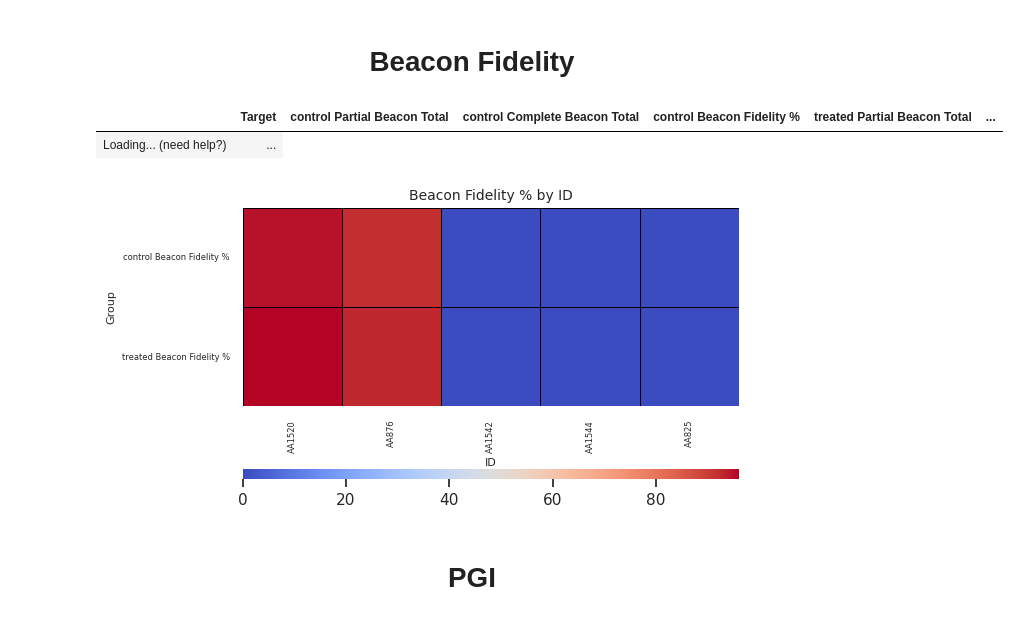
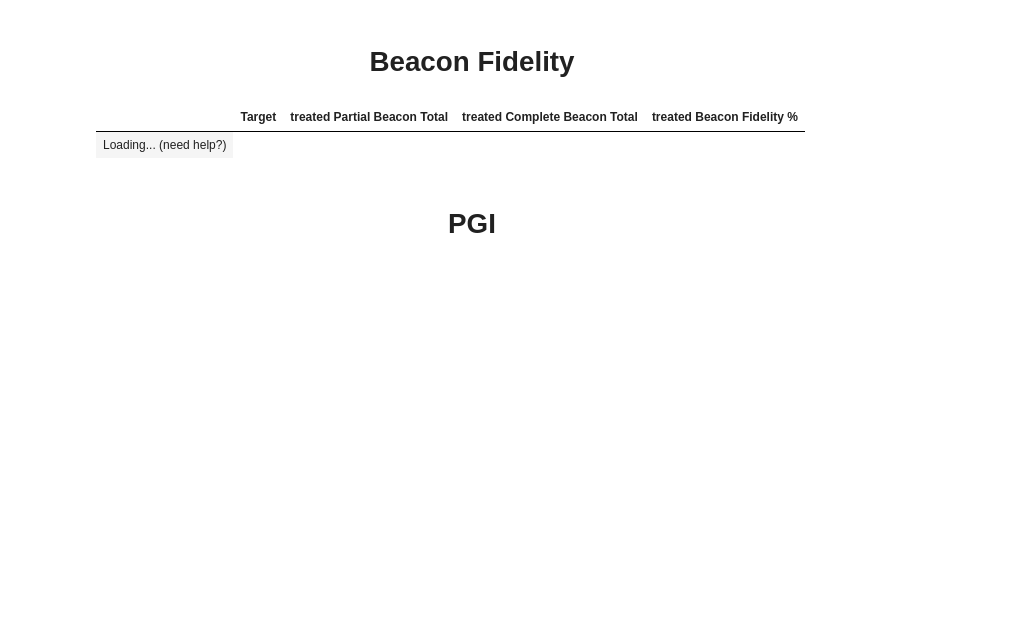
Before and after one commit to jessie-wangjie/tbREVEAL, a Jupyter notebook: bin/report_generation.ipynb, the cells around one changed output. Saved outputs shown, nothing was run; the diff lists cells and outputs as text; code cells hidden in the pictures; blank space fills up the shorter version.

```diff
--- a/bin/report_generation.ipynb
+++ b/bin/report_generation.ipynb
@@ -8,7 +8,7 @@ init_notebook_mode(all_interactive=True)
 [interactive output not drawn]
 [interactive output not drawn]
 # %%
-results_file = '/data/CM_JM_iPSC_HC_combined_analysis/work/a6/fe6cf1cb5aa7faf50362d000611dc6/CM_JM_iPSC_HC_combined_results.xlsx'
+results_file = '/data/CM_JM_iPSC_HC_combined_analysis/work/d6/6b01277febd875b98c71fefb16f187/CM_JM_iPSC_HC_combined_results.xlsx'
 # %%
 results_df = pd.read_excel(results_file, sheet_name='Results by Condition')
 read_counts_df = pd.read_excel(results_file, sheet_name='Read counts')
@@ -113,38 +112,37 @@ plt.show()
 # %%
 
 beacon_fidelity_df = beacon_fidelity_df[~beacon_fidelity_df.Target.str.contains('CAS')]
 
 display(beacon_fidelity_df)
 
-beacon_fidelity_df = beacon_fidelity_df[[col for col in beacon_fidelity_df.columns if '%' in col or 'Target' in col]]
+# beacon_fidelity_df = beacon_fidelity_df[[col for col in beacon_fidelity_df.columns if '%' in col or 'Target' in col]]
 
-# Set the context for the plot
-sns.set(context='notebook', style='whitegrid')
+# # Set the context for the plot
+# sns.set(context='notebook', style='whitegrid')
 
-# Transpose the dataframe to have targets on columns and beacon percentages on rows
-beacon_fidelity_df_T = beacon_fidelity_df.set_index('Target').T
+# # Transpose the dataframe to have targets on columns and beacon percentages on rows
+# beacon_fidelity_df_T = beacon_fidelity_df.set_index('Target').T
 
-# Create the heatmap
-heatmap = sns.heatmap(beacon_fidelity_df_T, cmap="coolwarm", square=True, robust=True,
-                      cbar_kws={"orientation": "horizontal", "pad": 0.17, "aspect": 50},
-                      linewidths=0.7, linecolor='black',
-                      annot=False)
+# # Create the heatmap
+# heatmap = sns.heatmap(beacon_fidelity_df_T, cmap="coolwarm", square=True, robust=True,
+#                       cbar_kws={"orientation": "horizontal", "pad": 0.17, "aspect": 50},
+#                       linewidths=0.7, linecolor='black',
+#                       annot=False)
 
-# Add labels and a title with smaller font sizes
-plt.title('Beacon Fidelity % by ID', fontsize=10)  # Smaller title font
-plt.xlabel('ID', fontsize=8)           # Smaller x-axis label font
-plt.ylabel('Group', fontsize=8)       # Smaller y-axis label font
+# # Add labels and a title with smaller font sizes
+# plt.title('Beacon Fidelity % by ID', fontsize=10)  # Smaller title font
+# plt.xlabel('ID', fontsize=8)           # Smaller x-axis label font
+# plt.ylabel('Group', fontsize=8)       # Smaller y-axis label font
 
-plt.xticks(rotation=90, fontsize=6)    # Smaller x-axis tick font
-plt.yticks(fontsize=6)                 # Smaller y-axis tick font
+# plt.xticks(rotation=90, fontsize=6)    # Smaller x-axis tick font
+# plt.yticks(fontsize=6)                 # Smaller y-axis tick font
 
 
-# Display the plot
-plt.show()
+# # Display the plot
+# plt.show()
 # %% [output]
-|  | Target | control Partial Beacon Total | control Complete Beacon Total | control Beacon Fidelity % | treated Partial Beacon Total | ... |
-| Loading... (need help?) | ... |
+|  | Target | treated Partial Beacon Total | treated Complete Beacon Total | treated Beacon Fidelity % |
+| Loading... (need help?) |
-[figure, removed]
 # %% [markdown]
 ## <h1><center>PGI</center></h1>
 # %%
```
Also changed, not shown: parts of 9 cells of this notebook, 9 other files.
